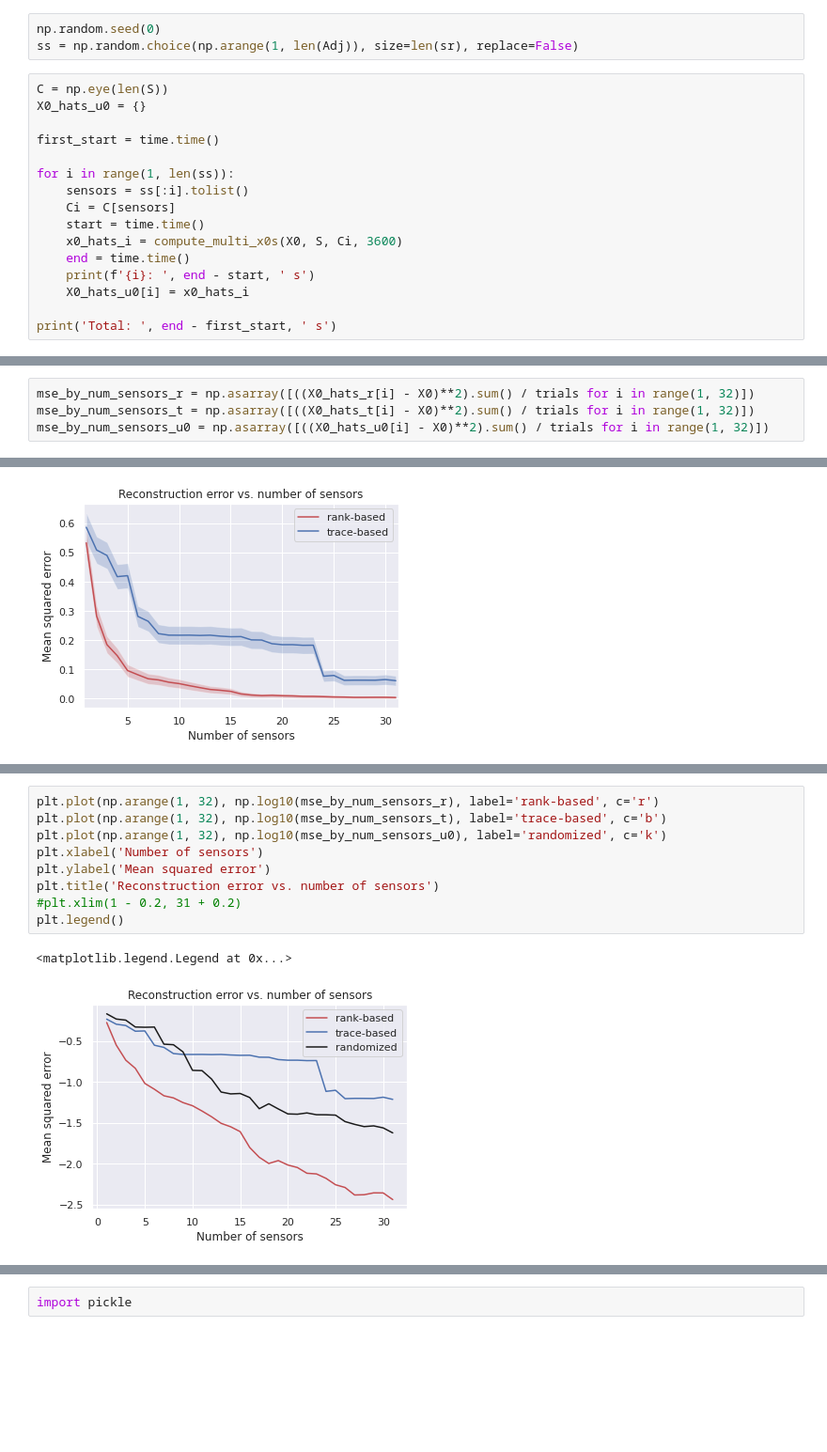
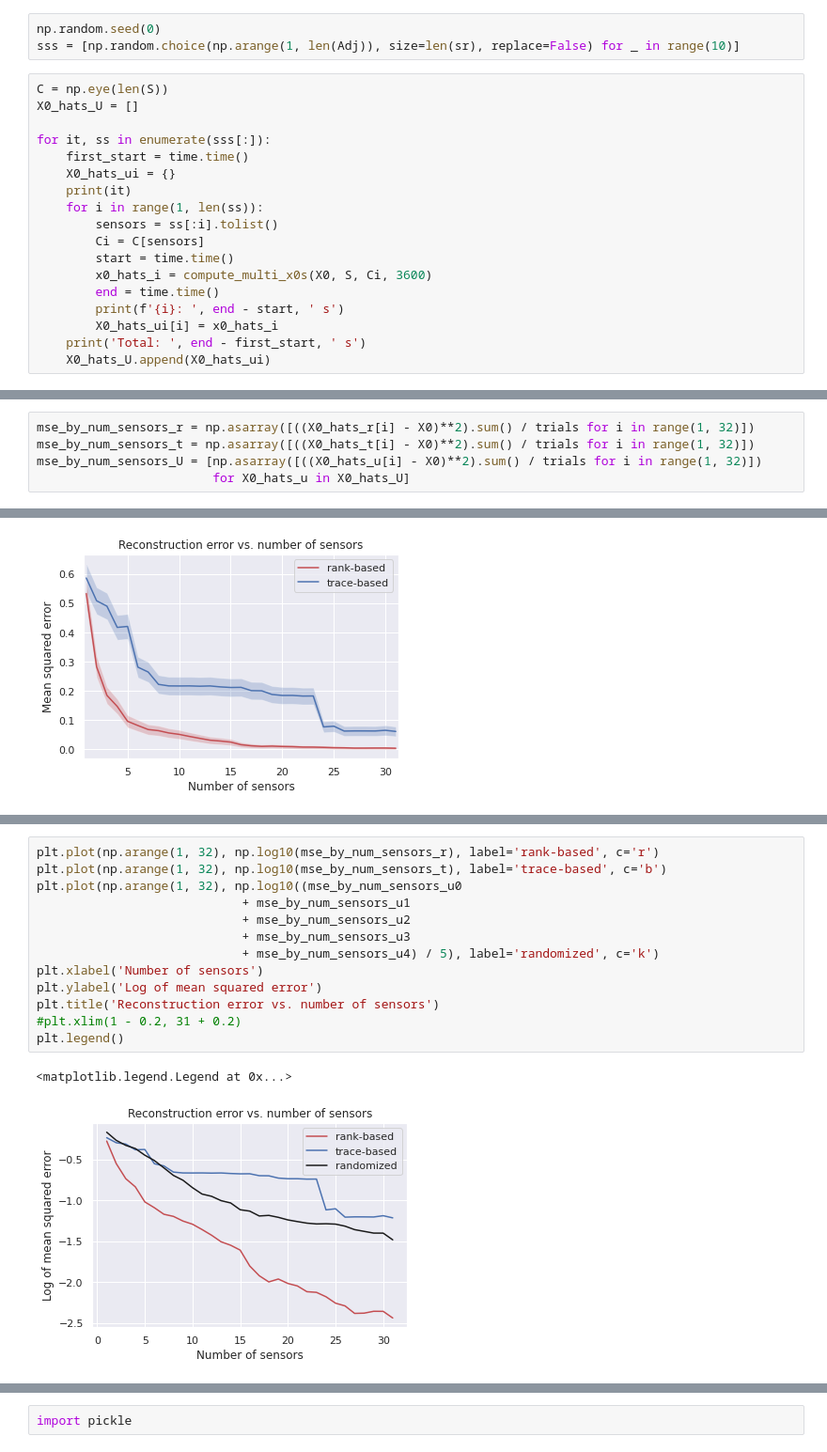
Before and after one commit to kLabUM/sensor-placement, a Jupyter notebook: notebooks/advection_diffusion_reconstruction_analysis_heat_kernel.ipynb, the cells around one changed output, grey strips where cells are left out. Shown at 94% size. Drawn from its saved outputs; the diff is of its cells as text; blank space fills up the shorter version.

Commit message:
Add more randomized trials

```diff
--- a/notebooks/advection_diffusion_reconstruction_analysis_heat_kernel.ipynb
+++ b/notebooks/advection_diffusion_reconstruction_analysis_heat_kernel.ipynb
@@ -260,21 +260,23 @@ Total:  238.92945647239685  s
 # Random placement
 # %%
 np.random.seed(0)
-ss = np.random.choice(np.arange(1, len(Adj)), size=len(sr), replace=False)
+sss = [np.random.choice(np.arange(1, len(Adj)), size=len(sr), replace=False) for _ in range(10)]
 # %%
 C = np.eye(len(S))
-X0_hats_u0 = {}
+X0_hats_U = []
 
-first_start = time.time()
-
-for i in range(1, len(ss)):
-    sensors = ss[:i].tolist()
-    Ci = C[sensors]
-    start = time.time()
-    x0_hats_i = compute_multi_x0s(X0, S, Ci, 3600)
-    end = time.time()
-    print(f'{i}: ', end - start, ' s')
-    X0_hats_u0[i] = x0_hats_i
-
-print('Total: ', end - first_start, ' s')
+for it, ss in enumerate(sss[:]):
+    first_start = time.time()
+    X0_hats_ui = {}
+    print(it)
+    for i in range(1, len(ss)):
+        sensors = ss[:i].tolist()
+        Ci = C[sensors]
+        start = time.time()
+        x0_hats_i = compute_multi_x0s(X0, S, Ci, 3600)
+        end = time.time()
+        print(f'{i}: ', end - start, ' s')
+        X0_hats_ui[i] = x0_hats_i
+    print('Total: ', end - first_start, ' s')
+    X0_hats_U.append(X0_hats_ui)
 # %% [output]
@@ -298,4 +300,5 @@ Total:  241.7811942100525  s
 # %%
 mse_by_num_sensors_r = np.asarray([((X0_hats_r[i] - X0)**2).sum() / trials for i in range(1, 32)])
 mse_by_num_sensors_t = np.asarray([((X0_hats_t[i] - X0)**2).sum() / trials for i in range(1, 32)])
-mse_by_num_sensors_u0 = np.asarray([((X0_hats_u0[i] - X0)**2).sum() / trials for i in range(1, 32)])
+mse_by_num_sensors_U = [np.asarray([((X0_hats_u[i] - X0)**2).sum() / trials for i in range(1, 32)])
+                        for X0_hats_u in X0_hats_U]
@@ -346,12 +368,16 @@ plt.legend()
 # %%
 plt.plot(np.arange(1, 32), np.log10(mse_by_num_sensors_r), label='rank-based', c='r')
 plt.plot(np.arange(1, 32), np.log10(mse_by_num_sensors_t), label='trace-based', c='b')
-plt.plot(np.arange(1, 32), np.log10(mse_by_num_sensors_u0), label='randomized', c='k')
+plt.plot(np.arange(1, 32), np.log10((mse_by_num_sensors_u0
+                            + mse_by_num_sensors_u1
+                            + mse_by_num_sensors_u2
+                            + mse_by_num_sensors_u3
+                            + mse_by_num_sensors_u4) / 5), label='randomized', c='k')
 plt.xlabel('Number of sensors')
-plt.ylabel('Mean squared error')
+plt.ylabel('Log of mean squared error')
 plt.title('Reconstruction error vs. number of sensors')
 #plt.xlim(1 - 0.2, 31 + 0.2)
 plt.legend()
 # %% [output]
 <matplotlib.legend.Legend at 0x...>
-[figure, old version]
+[figure, new version]
```
Also changed, not shown: parts of 4 cells of this notebook.
